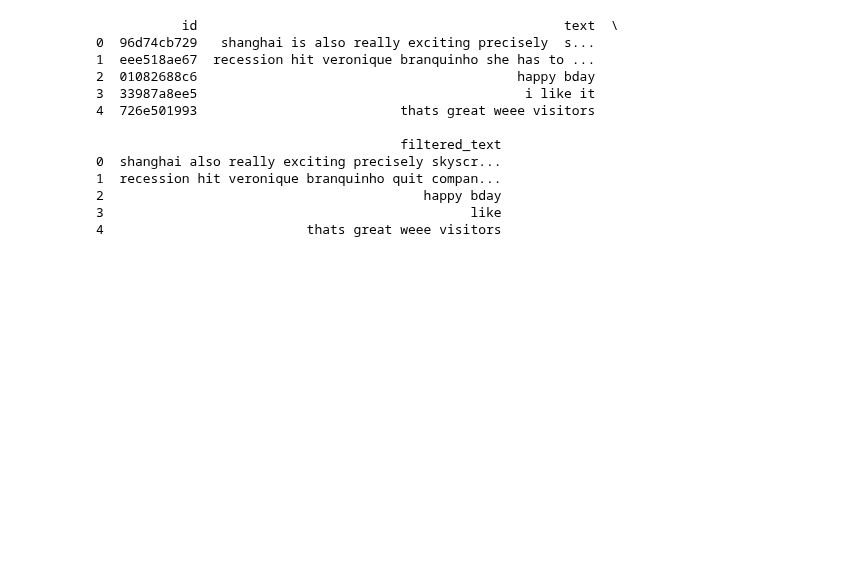
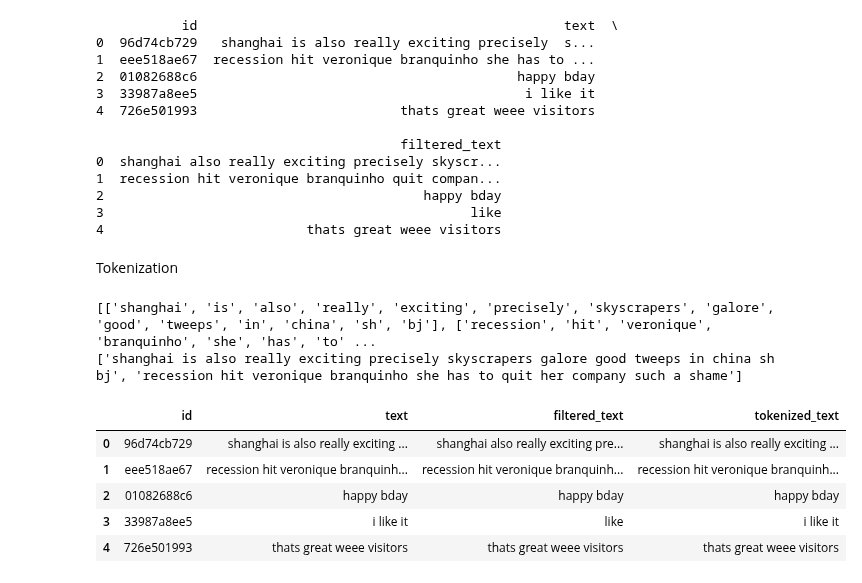
Before and after one commit to MartinNde/MartinN_1, a Jupyter notebook: NLP_Applied_AI_competition_.ipynb, the cells around one changed output. Cells and saved outputs as stored; diff of their text form; code cells hidden in the pictures; blank space fills up the shorter version.

```diff
--- a/NLP_Applied_AI_competition_.ipynb
+++ b/NLP_Applied_AI_competition_.ipynb
@@ -685,3 +685,28 @@ print(df_test.head())
 2                                         happy bday
 3                                               like
 4                          thats great weee visitors
+# %% [markdown]
+Tokenization
+# %%
+# Tokenize text
+
+tknzr = TweetTokenizer()
+# iterate through each row in 'Text' columm and convert text to tokens
+list_tokenized_text = [tknzr.tokenize(text) for text in df_test['text']]
+print(list_tokenized_text[:2])
+
+list_tokenized_sentences = [' '.join(tokens) for tokens in list_tokenized_text]
+print(list_tokenized_sentences[:2])
+
+# add new column to data frame
+df_test['tokenized_text'] = list_tokenized_sentences #list_tokenized_text
+df_test.head()
+# %% [output]
+[['shanghai', 'is', 'also', 'really', 'exciting', 'precisely', 'skyscrapers', 'galore', 'good', 'tweeps', 'in', 'china', 'sh', 'bj'], ['recession', 'hit', 'veronique', 'branquinho', 'she', 'has', 'to' ...
+['shanghai is also really exciting precisely skyscrapers galore good tweeps in china sh bj', 'recession hit veronique branquinho she has to quit her company such a shame']
+|  | id | text | filtered_text | tokenized_text |
+| 0 | 96d74cb729 | shanghai is also really exciting ... | shanghai also really exciting pre... | shanghai is also really exciting ... |
+| 1 | eee518ae67 | recession hit veronique branquinh... | recession hit veronique branquinh... | recession hit veronique branquinh... |
+| 2 | 01082688c6 | happy bday | happy bday | happy bday |
+| 3 | 33987a8ee5 | i like it | like | i like it |
+| 4 | 726e501993 | thats great weee visitors | thats great weee visitors | thats great weee visitors |
```
Also changed, not shown: parts of 6 cells of this notebook.
